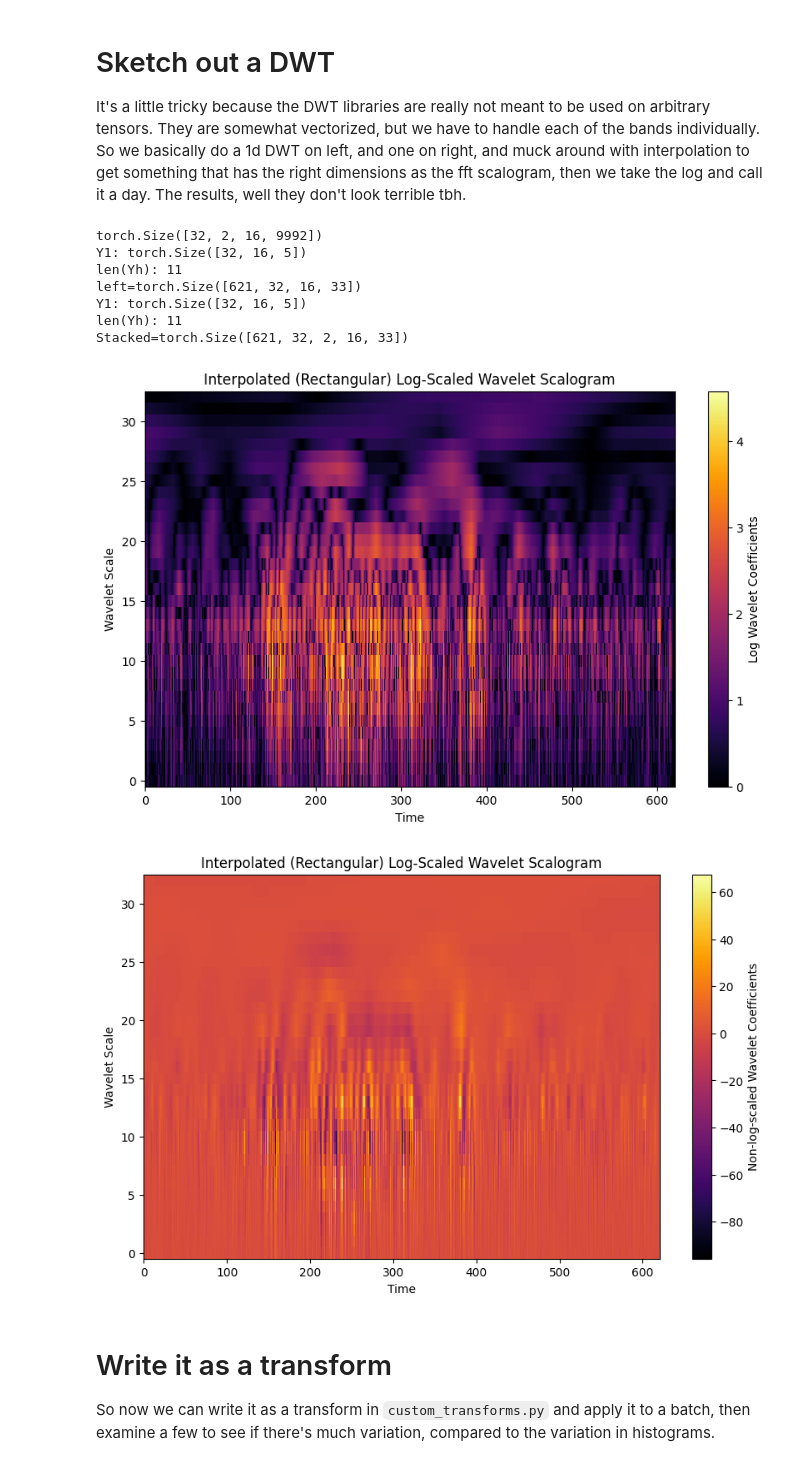
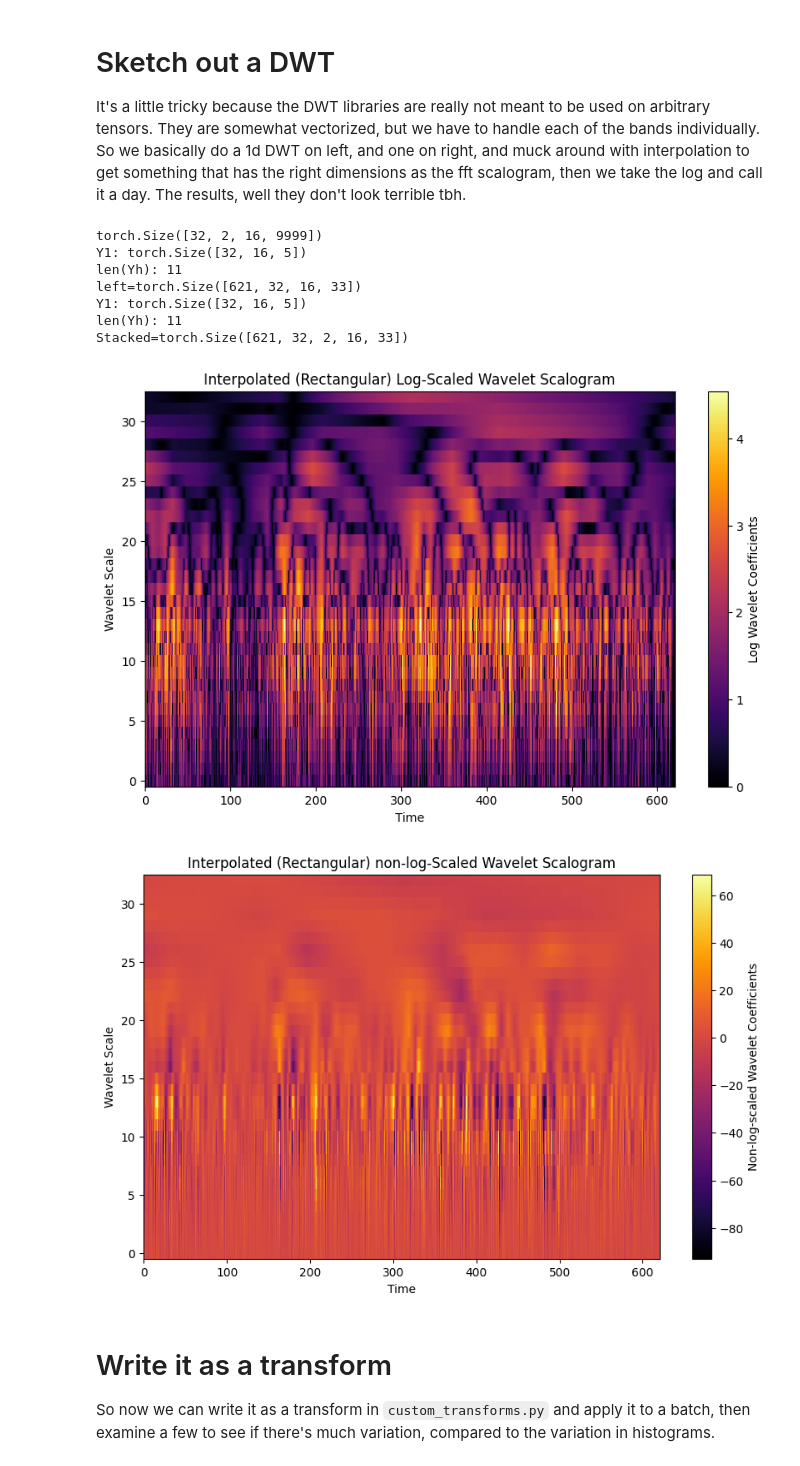
Before and after one commit to neilscomputer/emg2qwerty, a Jupyter notebook: transforms.ipynb, the cells around one changed output. Drawn from its saved outputs; the diff is of its cells as text; code cells hidden in the pictures.

```diff
--- a/transforms.ipynb
+++ b/transforms.ipynb
@@ -205,38 +205,38 @@ stack = []
 for i in range(len(Yh)):
     stack.append(F.interpolate(Yh[i], size=(621,), mode='linear', align_corners=True))
 right_stacked = torch.stack(stack).movedim(-1, 0).movedim(1, -1)
 right_stacked = F.interpolate(right_stacked, size=(16, 33), mode='bilinear', align_corners=True)
 
 #stacked = F.interpolate(torch.stack([left_stacked, right_stacked], dim=2), size=33, mode='linear', align_corners=True)
 stacked = torch.stack([left_stacked, right_stacked], dim=2)
 print(f'Stacked={stacked.shape}')
 scalogram_log = torch.log1p(torch.abs(stacked))
 
 plt.figure(figsize=(10, 6))
-plt.imshow(scalogram_log[:, 0, 0, 0, :].T.numpy(), aspect='auto', cmap='inferno', origin='lower')
+plt.imshow(scalogram_log[:, 3, 0, 0, :].T.numpy(), aspect='auto', cmap='inferno', origin='lower')
 plt.colorbar(label="Log Wavelet Coefficients")
 plt.xlabel("Time")
 plt.ylabel("Wavelet Scale")
 plt.title("Interpolated (Rectangular) Log-Scaled Wavelet Scalogram")
 plt.show()
 
 plt.figure(figsize=(10, 6))
-plt.imshow(stacked[:, 0, 0, 0, :].T.numpy(), aspect='auto', cmap='inferno', origin='lower')
+plt.imshow(stacked[:, 3, 0, 0, :].T.numpy(), aspect='auto', cmap='inferno', origin='lower')
 plt.colorbar(label="Non-log-scaled Wavelet Coefficients")
 plt.xlabel("Time")
 plt.ylabel("Wavelet Scale")
 plt.title("Interpolated (Rectangular) non-log-Scaled Wavelet Scalogram")
 plt.show()
 # %% [output]
-torch.Size([32, 2, 16, 9992])
+torch.Size([32, 2, 16, 9999])
 Y1: torch.Size([32, 16, 5])
 len(Yh): 11
 left=torch.Size([621, 32, 16, 33])
 Y1: torch.Size([32, 16, 5])
 len(Yh): 11
 Stacked=torch.Size([621, 32, 2, 16, 33])
-[figure, old version]
+[figure, new version]
-[figure, old version]
+[figure, new version]
 # %% [markdown]
 # Write it as a transform
 
```
Also changed, not shown: parts of 5 cells of this notebook, 2 other files.
